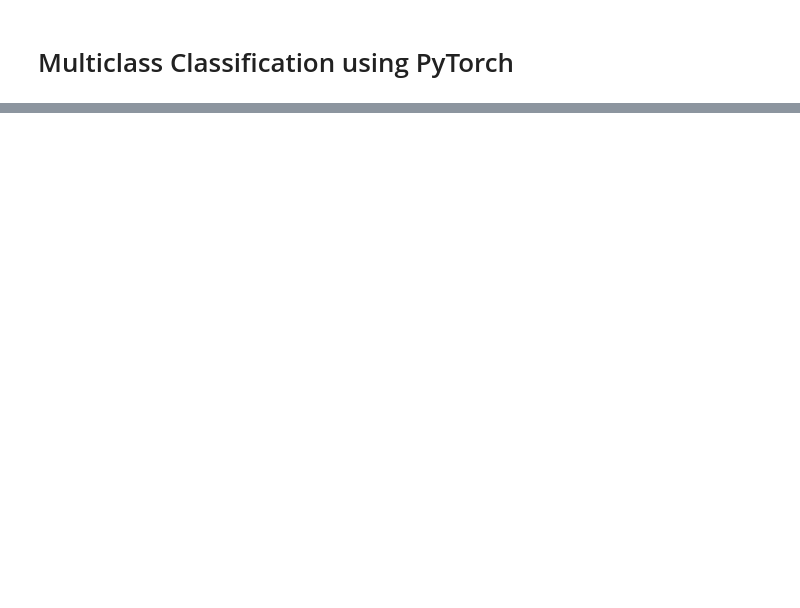
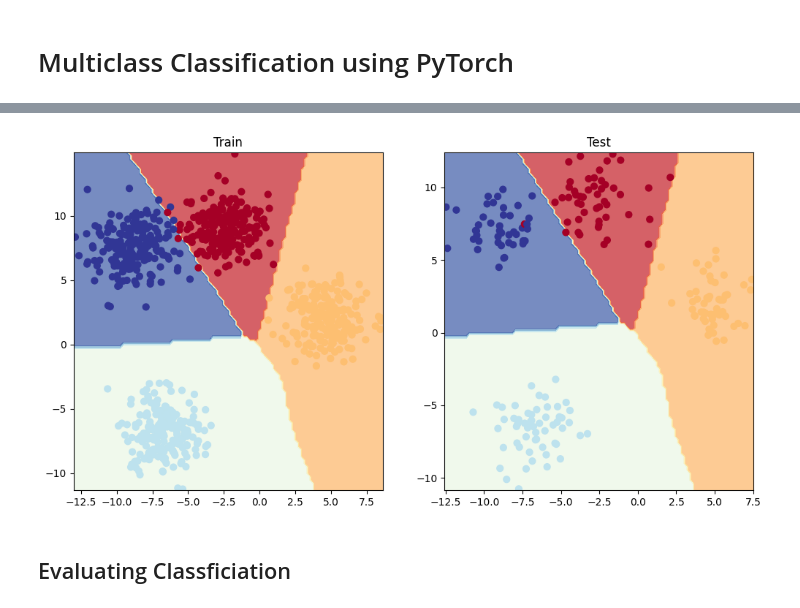
Before and after one commit to kartik0920/pyTorch, a Jupyter notebook: module-3.ipynb, the cells around one changed output, grey strips where cells are left out. Drawn from its saved outputs; the diff is of its cells as text; code cells hidden in the pictures; blank space fills up the shorter version.

```diff
--- a/module-3.ipynb
+++ b/module-3.ipynb
@@ -375,0 +490,33 @@ plt.show()
+# %%
+epochs=1000
+torch.manual_seed(42)
+torch.cuda.manual_seed(42)
+
+
+X_blob_train,y_blob_train=X_blob_train.to(device),y_blob_train.type(torch.LongTensor).to(device)
+X_blob_test,y_blob_test=X_blob_test.to(device),y_blob_test.type(torch.LongTensor).to(device)
+
+for epoch in range(epochs):
+    model_4.train()
+
+    y_logits=model_4(X_blob_train.to(device))
+    y_preds=torch.softmax(y_logits,dim=1).argmax(dim=1).to(device)
+
+    loss=loss_fn(y_logits, y_blob_train)
+
+    optimizer.zero_grad()
+
+    loss.backward()
+
+    optimizer.step()
+
+    model_4.eval()
+
+    with torch.inference_mode():
+        test_logits=model_4(X_blob_test.to(device))
+        test_preds=torch.softmax(test_logits,dim=1).argmax(dim=1)
+
+        test_loss=loss_fn(test_logits, y_blob_test)
+
+    if(epoch%100== 0):
+        print(f"epoch: {epoch},loss: {loss:.4f} ,test_loss: {test_loss:.4f}")
@@ -375,0 +534,15 @@ plt.show()
+# %%
+from helper_functions import  plot_decision_boundary
+plt.figure(figsize=(12,6 ))
+
+plt.subplot(1,2,1)
+plt.title("Train")
+plot_decision_boundary(model_4, X_blob_train, y_blob_train)
+
+plt.subplot(1,2,2)
+plt.title("Test")
+plot_decision_boundary(model_4, X_blob_test, y_blob_test)
+# %% [output]
+[figure, added]
+# %% [markdown]
+## Evaluating Classficiation
```
Also changed, not shown: parts of 22 cells of this notebook.
